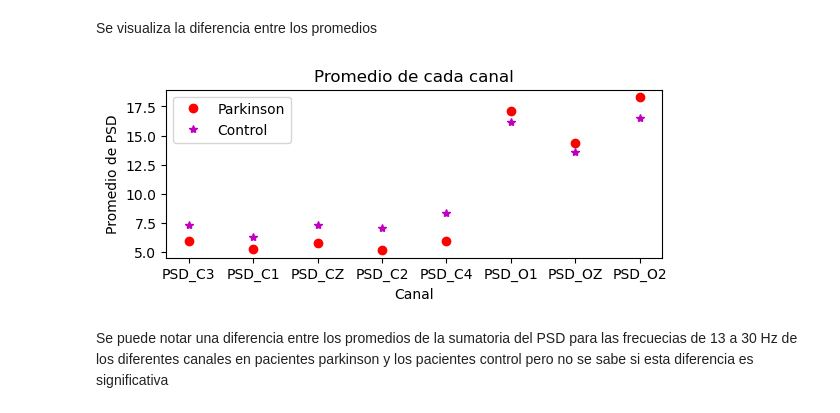
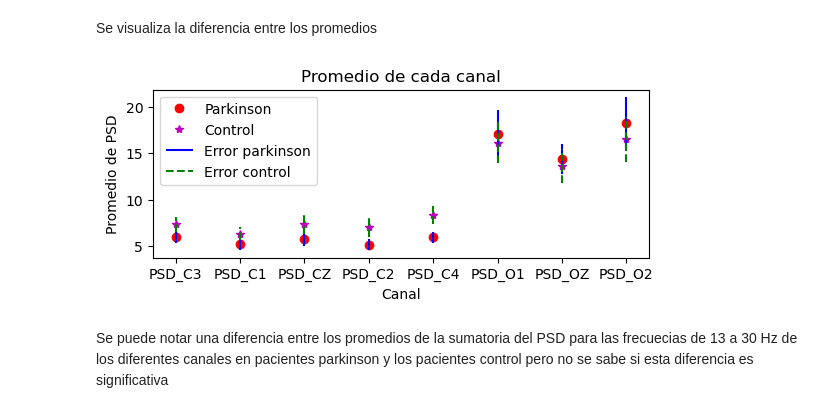
Before and after one commit to Astolfo2332/Parkinson_difference, a Jupyter notebook: Proyecto 2/Proyecto_2.ipynb, the cells around one changed output. Cells and saved outputs as stored; diff of their text form; code cells hidden in the pictures.

```diff
--- a/Proyecto 2/Proyecto_2.ipynb
+++ b/Proyecto 2/Proyecto_2.ipynb
@@ -327,23 +327,31 @@ def grafhist(data):
         plt.title(i)
         con+=1
 
-def promedio_data(data):
+def promedio_data(data,title):
   control,parkinson = [data[data['Estado']=='Control'], data[data['Estado']=='Parkinson']]
   prom=[]
+  err=[]
   for i in control.columns[1:]:
       prom.append(control[i].mean())
+      err.append(stats.sem(control[i]))
   promcontrol=pd.DataFrame(columns=control.columns[1:].to_list())
   promcontrol.loc[0]=prom
+  promcontrol.loc[1]=err
   prom=[]
+  err=[]
   for i in parkinson.columns[1:]:
       prom.append(parkinson[i].mean())
+      err.append(stats.sem(parkinson[i]))
   promparkinson=pd.DataFrame(columns=parkinson.columns[1:].to_list())
   promparkinson.loc[0]=prom
+  promparkinson.loc[1]=err
   plt.subplot(2,1,1)
   plt.plot(promparkinson.loc[0], "or", linewidth='1',label="Parkinson" )
   plt.plot(promcontrol.loc[0],"*m" , linewidth='1',label="Control" )
+  plt.vlines(promparkinson.columns.values,promparkinson.loc[0]-promparkinson.loc[1],promparkinson.loc[0]+promparkinson.loc[1],colors="b",label="Error parkinson")
+  plt.vlines(promcontrol.columns.values,promcontrol.loc[0]-promcontrol.loc[1],promcontrol.loc[0]+promcontrol.loc[1],colors="g",linestyles="dashed",label="Error control")
   plt.title("Promedio de cada canal")
-  plt.ylabel("Promedio de PSD")
+  plt.ylabel(title,)
   plt.xlabel("Canal")
   plt.legend()
 
@@ -458,7 +466,7 @@ def filtro(tabla,ncolumna=int,rango=int,mayorque=True):
 def caja_bigotes2(data1,data2,ylimit):
     # Crear una lista de dataframes, uno por cada estado
     dataframes = [data1, data2]
-
+    names=data1.columns.values
     # Crear una lista de nombres para las etiquetas del gráfico
     labels = ['Control', 'Parkinson']
     labels1=['C3', 'C1', 'CZ', 'C2', 'C4', 'O1', 'OZ', 'O2']
@@ -467,7 +475,7 @@ def caja_bigotes2(data1,data2,ylimit):
 
     # Para cada estado y subplot, hacer un diagrama de caja y bigotes para cada canal
     for i, df_estado in enumerate(dataframes):
-        axs[i].boxplot([df_estado['PSD_C3'], df_estado['PSD_C1'], df_estado['PSD_CZ'], df_estado['PSD_C2'], df_estado['PSD_C4'], df_estado['PSD_O1'], df_estado['PSD_OZ'], df_estado['PSD_O2']])
+        axs[i].boxplot([df_estado[names[1]], df_estado[names[2]], df_estado[names[3]], df_estado[names[4]], df_estado[names[5]], df_estado[names[6]], df_estado[names[7]], df_estado[names[8]]])
         axs[i].set_title(labels[i])
         axs[i].set_xticklabels(labels1)
         axs[i].set_ylim(ylimit)
@@ -510,9 +518,9 @@ df3=pd.read_csv("PSD_Tlog.cvs")
 # %% [markdown]
 Se visualiza la diferencia entre los promedios
 # %%
-promedio_data(df)
+promedio_data(df,"Promedio de PSD")
 # %% [output]
-[figure, old version]
+[figure, new version]
 # %% [markdown]
 Se puede notar una diferencia entre los promedios de la sumatoria del PSD para las frecuecias de 13 a 30 Hz de los diferentes canales en pacientes parkinson y los pacientes control pero no se sabe si esta diferencia es significativa
 # %% [markdown]
```
Also changed, not shown: parts of 3 cells of this notebook.
